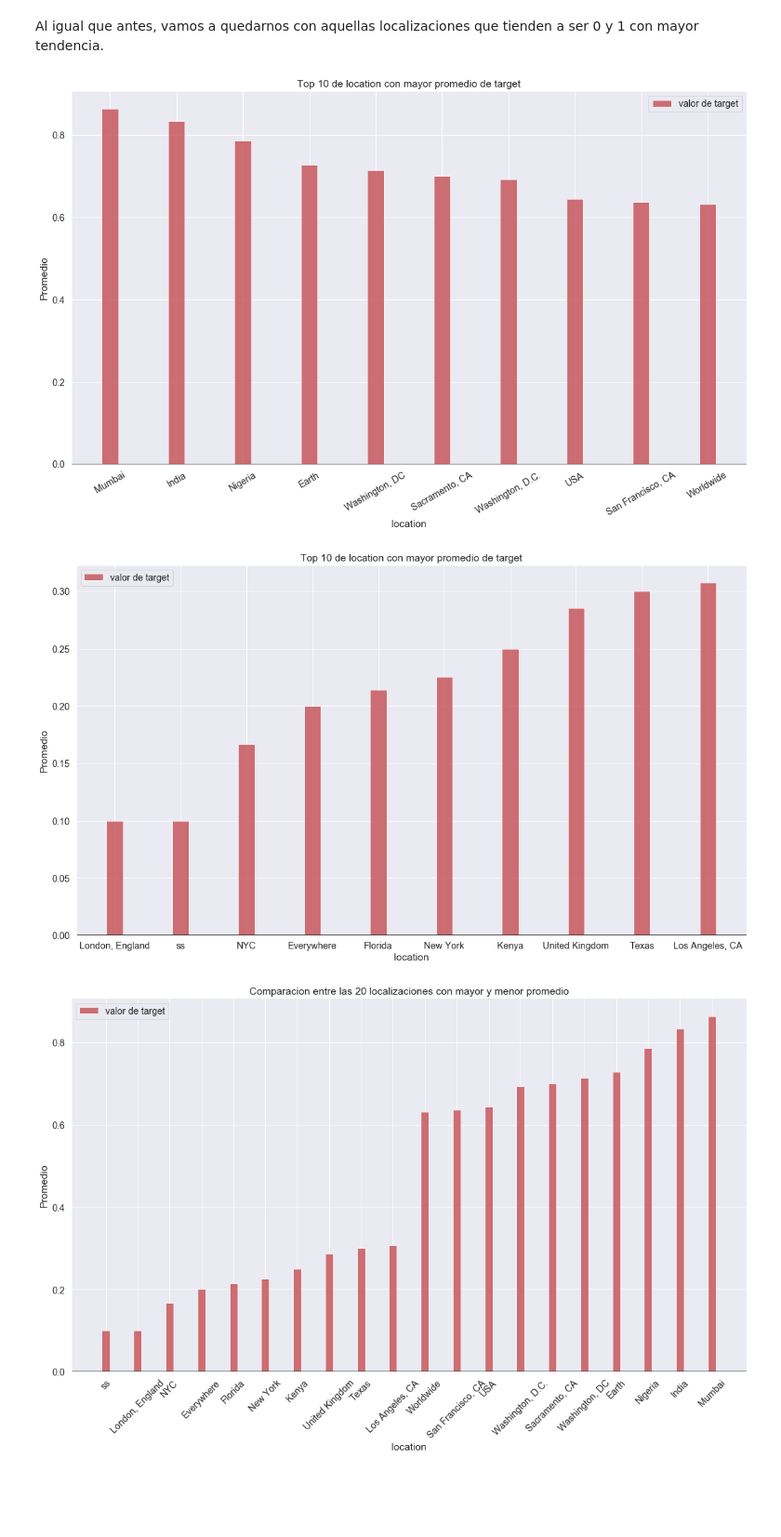
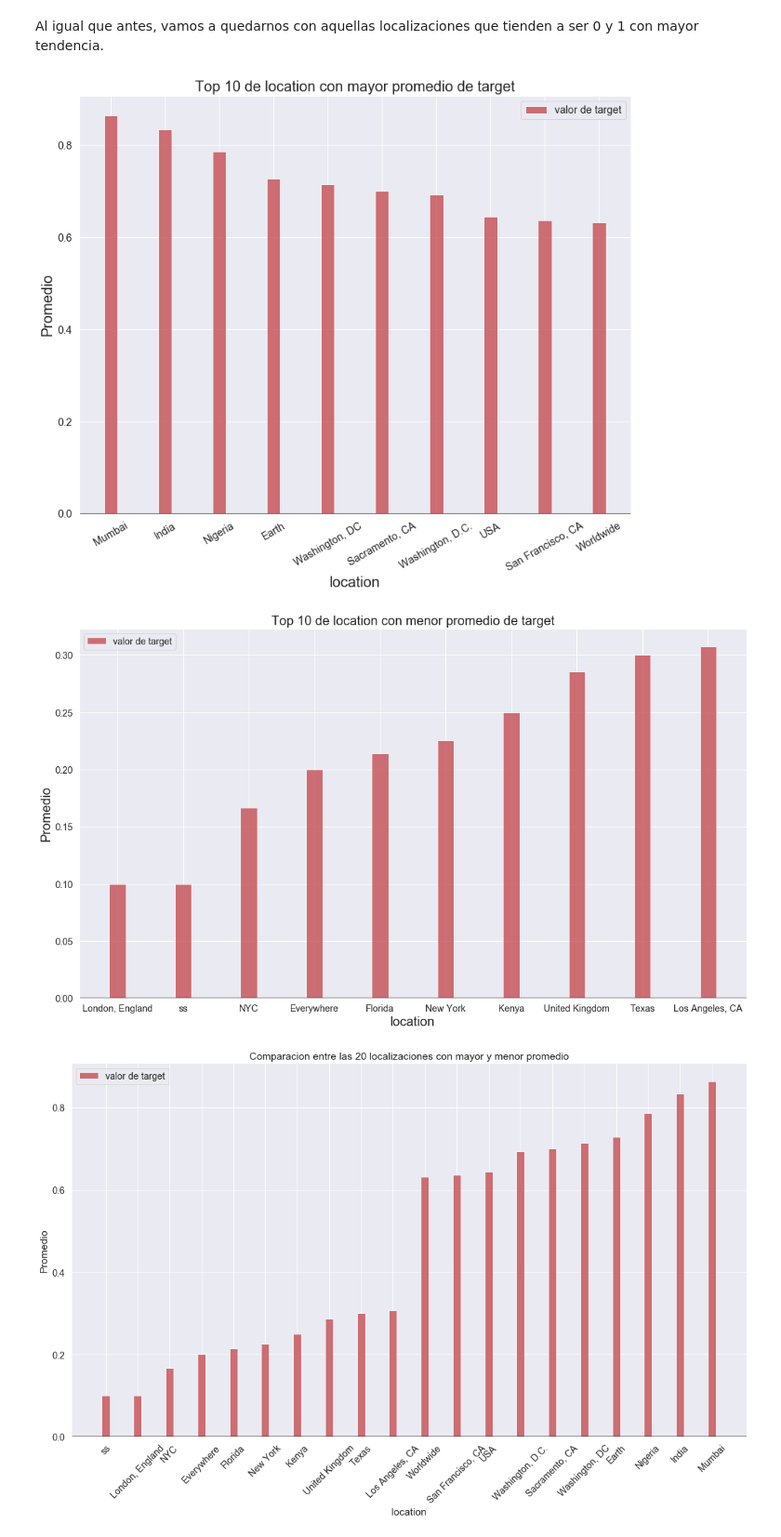
Before and after one commit to yuquimura/Trabajo-Practico-1, a Jupyter notebook: notebooks/Analisis Exploratorio Brian.ipynb, the cells around one changed output. Shown at 93% size. Cells and saved outputs as stored; diff of their text form; code cells hidden in the pictures; blank space fills up the shorter version.

Commit message:
Update Analisis Exploratorio Brian.ipynb
Correcciones menores para mejorar visualizacion

```diff
--- a/notebooks/Analisis Exploratorio Brian.ipynb
+++ b/notebooks/Analisis Exploratorio Brian.ipynb
@@ -385,27 +398,27 @@ Al igual que antes, vamos a quedarnos con aquellas localizaciones que tienden a
 # %%
 top_superior = locationData.nlargest(10,'target')
 
 fig, ax = plt.subplots()
-fig.set_size_inches(18.5, 10.5)
+fig.set_size_inches(13.5, 10.5)
 bar_width = 0.25
 opacity = 0.8
 
 rects1 = plt.bar(top_superior.index,
                  top_superior['target'],
                  bar_width,
                  alpha=opacity,
                  color='r',
                  label='valor de target')
 
-plt.xlabel('location')
-plt.ylabel('Promedio')
-plt.title('Top 10 de location con mayor promedio de target')
+plt.xlabel('location',size = 20)
+plt.ylabel('Promedio',size = 20)
+plt.title('Top 10 de location con mayor promedio de target',size = 20)
 plt.axhline(0, color='black')
 plt.xticks(rotation=30)
 plt.legend()
 plt.show()
 # %% [output]
-[figure, old version]
+[figure, new version]
 # %%
 top_superior = locationData.nsmallest(10,'target')
 
@@ -421,14 +434,14 @@ rects1 = plt.bar(top_superior.index,
                  color='r',
                  label='valor de target')
 
-plt.xlabel('location')
-plt.ylabel('Promedio')
-plt.title('Top 10 de location con mayor promedio de target')
+plt.xlabel('location',size = 20)
+plt.ylabel('Promedio',size = 20)
+plt.title('Top 10 de location con menor promedio de target',size = 20)
 plt.axhline(0, color='black')
 plt.legend()
 plt.show()
 # %% [output]
-[figure, old version]
+[figure, new version]
 # %%
 #Finalmente, un grafico entre las 20 localizaciones mas mentirosas y las 20 mas "verdaderas"
 localizaciones = pd.concat([locationData.nlargest(10,'target'),locationData.nsmallest(10,'target')])
```
Also changed, not shown: parts of 1 cell of this notebook.
